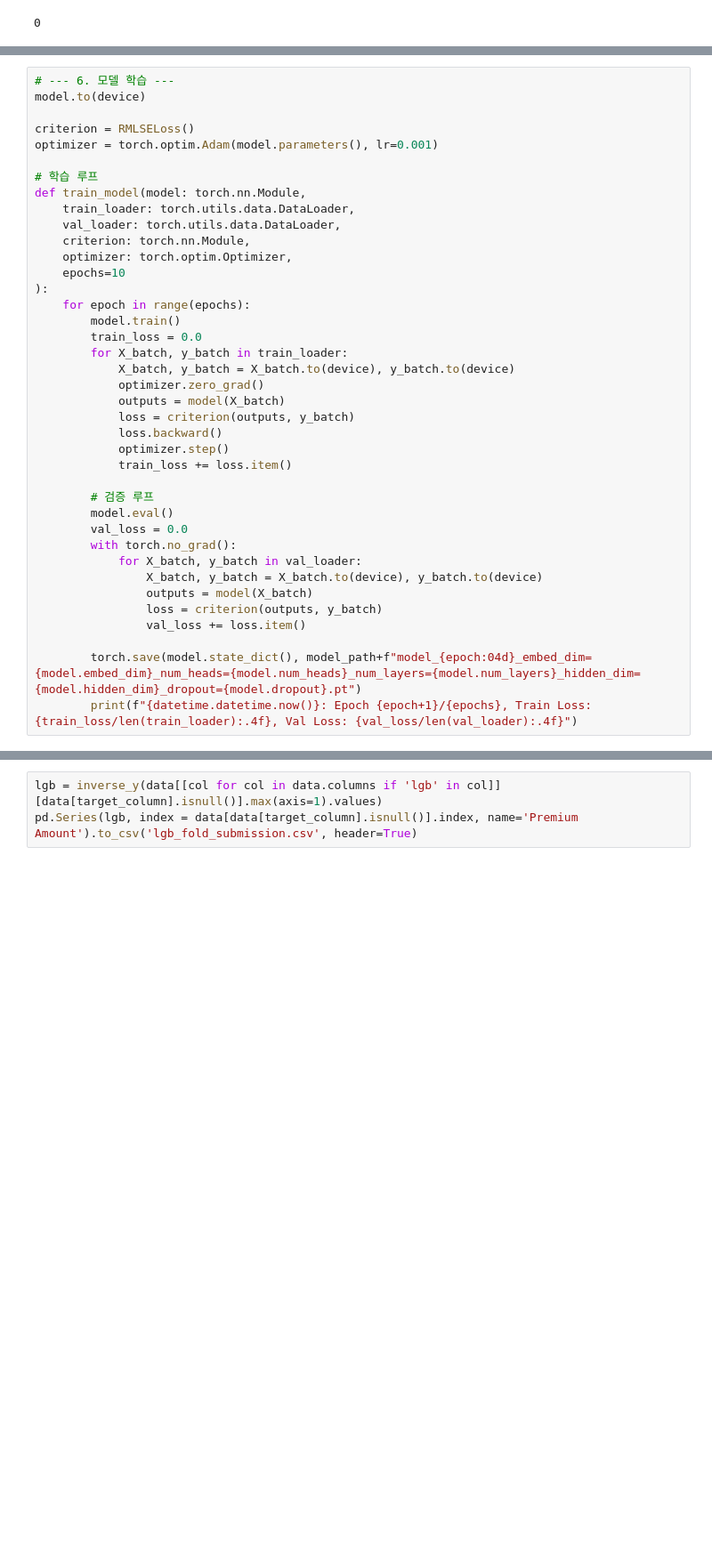
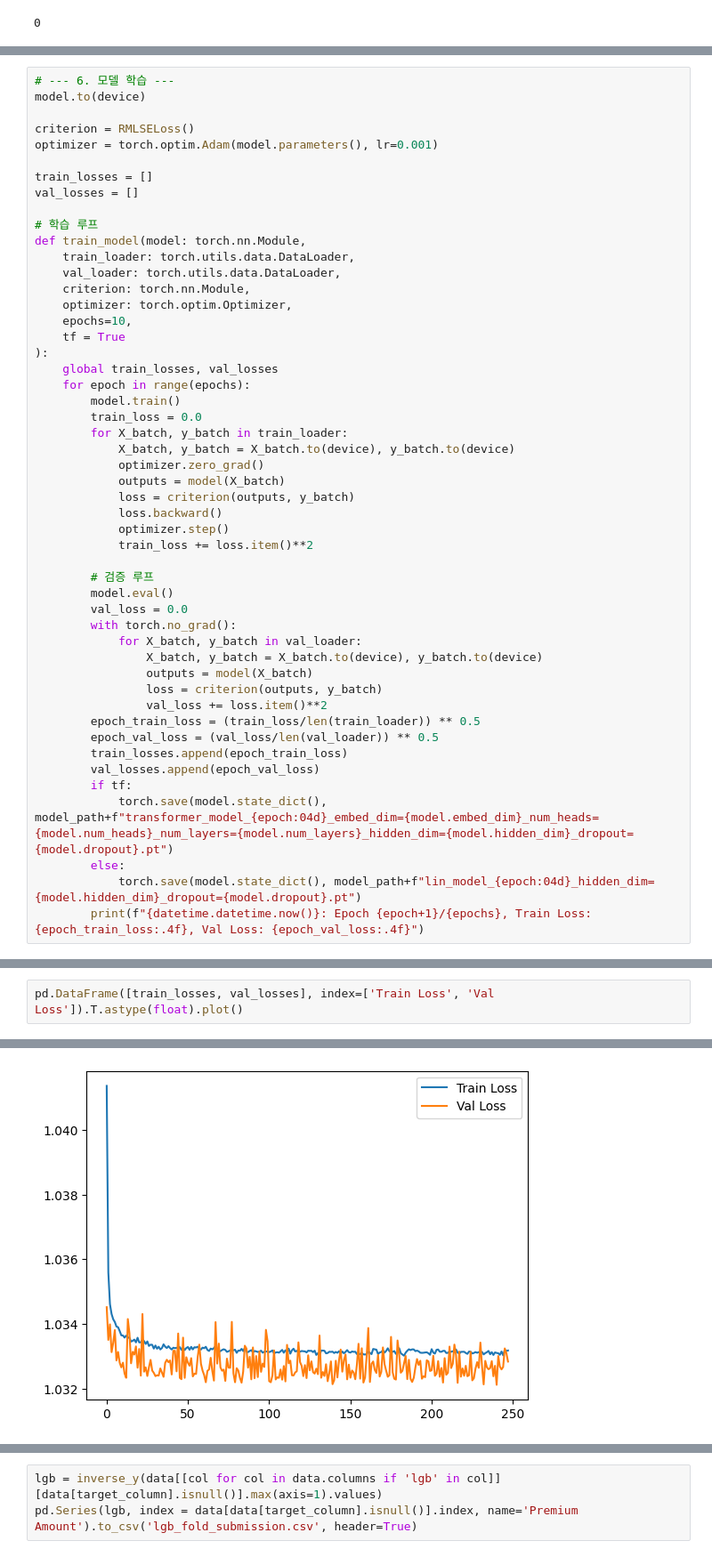
Before and after one commit to pakchu/regression-with-an-insurance-dataset, a Jupyter notebook: transformer.ipynb, the cells around one changed output, grey strips where cells are left out. Shown at 89% size. Cells and saved outputs as stored; diff of their text form; blank space fills up the shorter version.

```diff
--- a/transformer.ipynb
+++ b/transformer.ipynb
@@ -449,14 +442,19 @@ model.to(device)
 criterion = RMLSELoss()
 optimizer = torch.optim.Adam(model.parameters(), lr=0.001)
 
+train_losses = []
+val_losses = []
+
 # 학습 루프
 def train_model(model: torch.nn.Module,
     train_loader: torch.utils.data.DataLoader,
     val_loader: torch.utils.data.DataLoader,
     criterion: torch.nn.Module,
     optimizer: torch.optim.Optimizer,
-    epochs=10
+    epochs=10,
+    tf = True
 ):
+    global train_losses, val_losses
     for epoch in range(epochs):
         model.train()
         train_loss = 0.0
@@ -467,7 +465,7 @@ def train_model(model: torch.nn.Module,
             loss = criterion(outputs, y_batch)
             loss.backward()
             optimizer.step()
-            train_loss += loss.item()
+            train_loss += loss.item()**2
 
         # 검증 루프
         model.eval()
@@ -477,7 +475,13 @@ def train_model(model: torch.nn.Module,
                 X_batch, y_batch = X_batch.to(device), y_batch.to(device)
                 outputs = model(X_batch)
                 loss = criterion(outputs, y_batch)
-                val_loss += loss.item()
-
-        torch.save(model.state_dict(), model_path+f"model_{epoch:04d}_embed_dim={model.embed_dim}_num_heads={model.num_heads}_num_layers={model.num_layers}_hidden_dim={model.hidden_dim}_dropout={model.dropout}.pt")
-        print(f"{datetime.datetime.now()}: Epoch {epoch+1}/{epochs}, Train Loss: {train_loss/len(train_loader):.4f}, Val Loss: {val_loss/len(val_loader):.4f}")
+                val_loss += loss.item()**2
+        epoch_train_loss = (train_loss/len(train_loader)) ** 0.5
+        epoch_val_loss = (val_loss/len(val_loader)) ** 0.5
+        train_losses.append(epoch_train_loss)
+        val_losses.append(epoch_val_loss)
+        if tf:
+            torch.save(model.state_dict(), model_path+f"transformer_model_{epoch:04d}_embed_dim={model.embed_dim}_num_heads={model.num_heads}_num_layers={model.num_layers}_hidden_dim={model.hidden_dim}_dropout={model.dropout}.pt")
+        else:
+            torch.save(model.state_dict(), model_path+f"lin_model_{epoch:04d}_hidden_dim={model.hidden_dim}_dropout={model.dropout}.pt")
+        print(f"{datetime.datetime.now()}: Epoch {epoch+1}/{epochs}, Train Loss: {epoch_train_loss:.4f}, Val Loss: {epoch_val_loss:.4f}")
@@ -515,0 +511,3 @@ Epoch 10/10, Train Loss: 0.9121, Val Loss: 0.9135
+# %%
+pd.DataFrame([train_losses, val_losses], index=['Train Loss', 'Val Loss']).T.astype(float).plot()
+# %% [output]
@@ -515,0 +515 @@ Epoch 10/10, Train Loss: 0.9121, Val Loss: 0.9135
+[figure, added]
```
Also changed, not shown: parts of 28 cells of this notebook, 8 other files.
